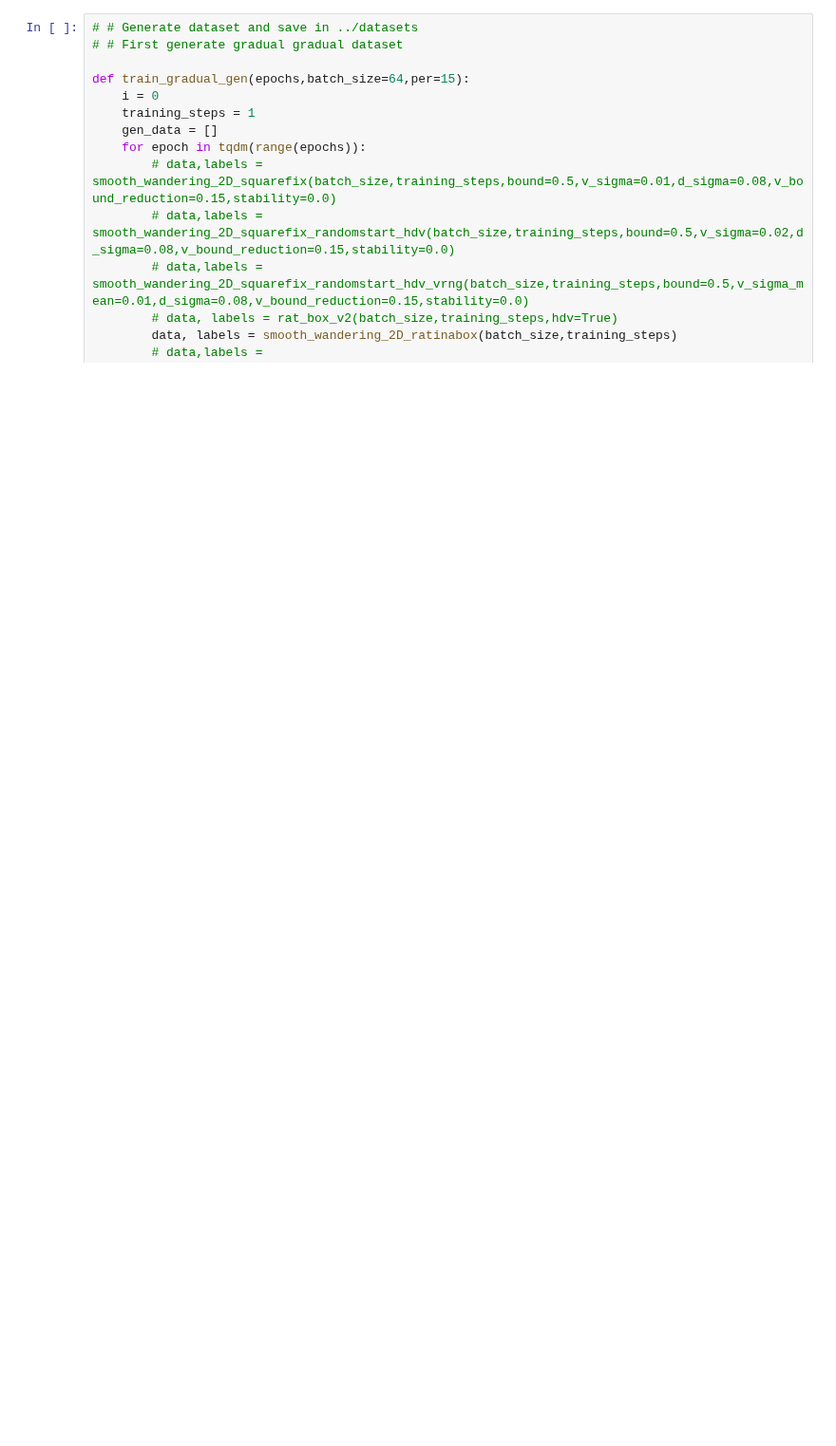
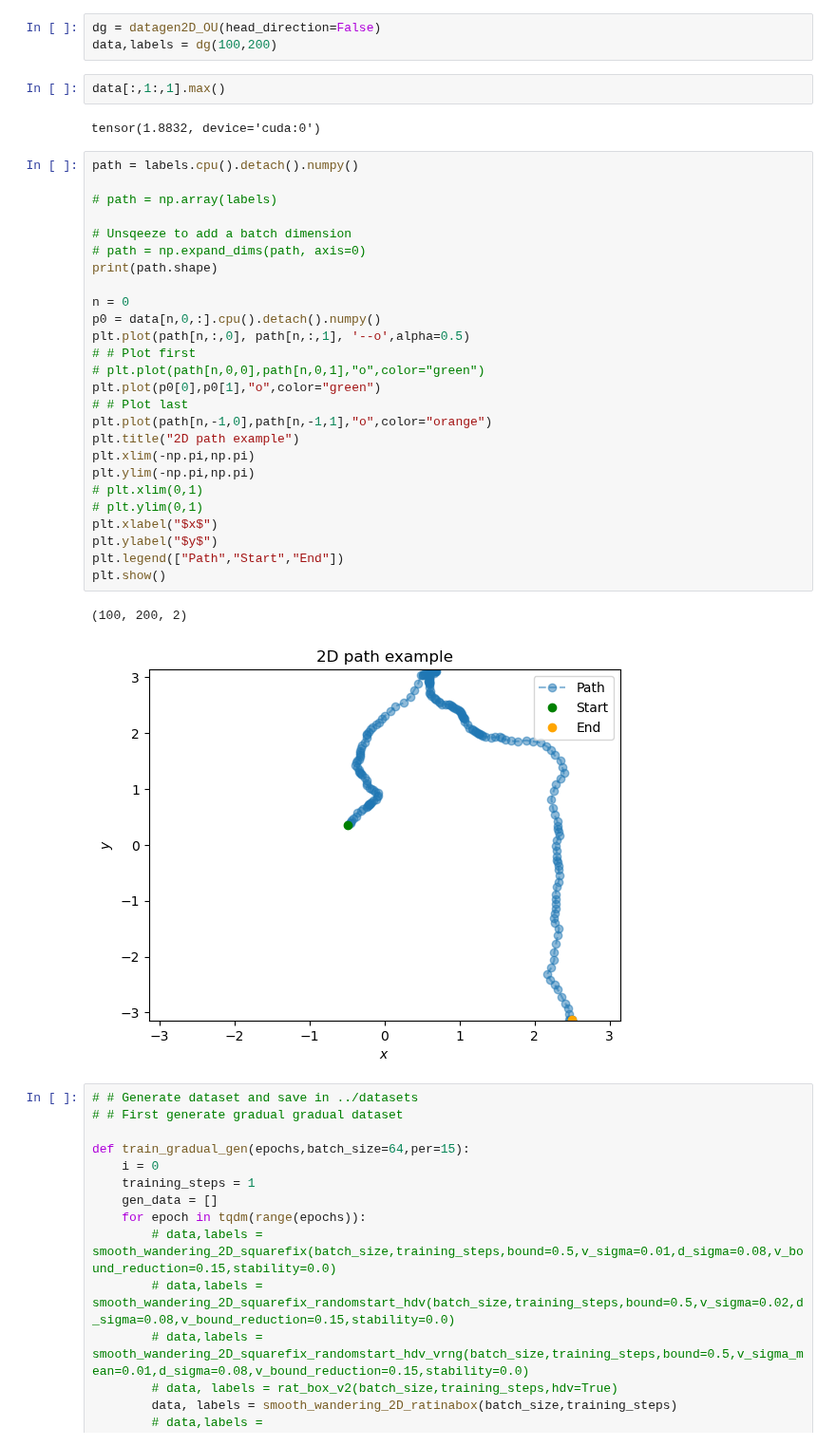
Before and after one commit to bioAI-Oslo/RNN-Adding-Problem-Representations, a Jupyter notebook: notebooks/datagen.ipynb, the cells around one changed output. Shown at 95% size. Drawn from its saved outputs; the diff is of its cells as text; blank space fills up the shorter version.

```diff
--- a/notebooks/datagen.ipynb
+++ b/notebooks/datagen.ipynb
@@ -39,4 +40,40 @@ Running on GPU:  cuda:0
 Running on GPU:  cuda:0
+# %%
+dg = datagen2D_OU(head_direction=False)
+data,labels = dg(100,200)
+# %%
+data[:,1:,1].max()
+# %% [output]
+tensor(1.8832, device='cuda:0')
+# %%
+path = labels.cpu().detach().numpy()
+
+# path = np.array(labels)
+
+# Unsqeeze to add a batch dimension
+# path = np.expand_dims(path, axis=0)
+print(path.shape)
+
+n = 0
+p0 = data[n,0,:].cpu().detach().numpy()
+plt.plot(path[n,:,0], path[n,:,1], '--o',alpha=0.5)
+# # Plot first
+# plt.plot(path[n,0,0],path[n,0,1],"o",color="green")
+plt.plot(p0[0],p0[1],"o",color="green")
+# # Plot last
+plt.plot(path[n,-1,0],path[n,-1,1],"o",color="orange")
+plt.title("2D path example")
+plt.xlim(-np.pi,np.pi)
+plt.ylim(-np.pi,np.pi)
+# plt.xlim(0,1)
+# plt.ylim(0,1)
+plt.xlabel("$x$")
+plt.ylabel("$y$")
+plt.legend(["Path","Start","End"])
+plt.show()
+# %% [output]
+(100, 200, 2)
+[figure, added]
 # %%
 # # Generate dataset and save in ../datasets
 # # First generate gradual gradual dataset
```
Also changed, not shown: parts of 3 cells of this notebook, 4 other files.
